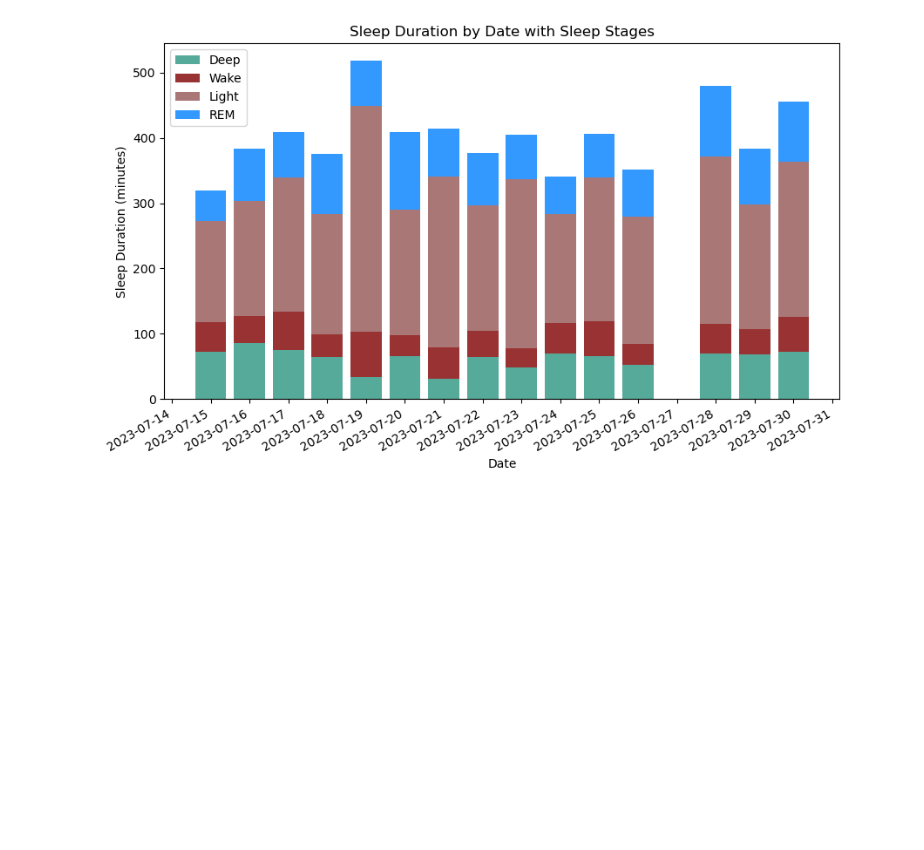
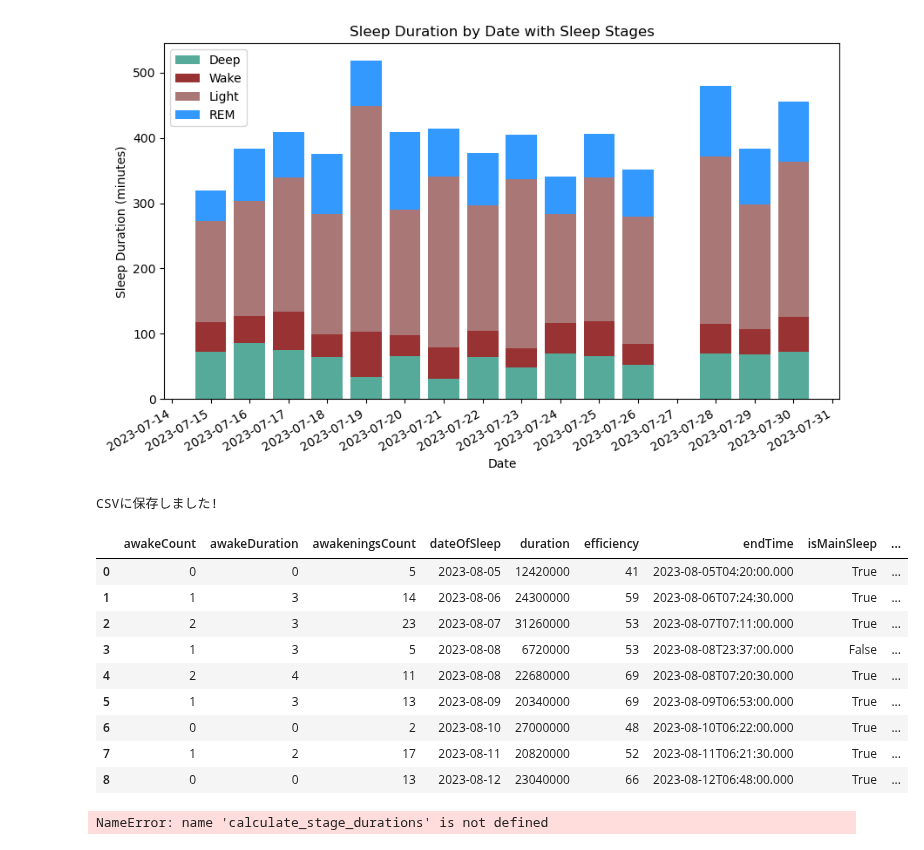
Before and after one commit to tsu-nera/dailybuild, a Jupyter notebook: notes/test.ipynb, the cells around one changed output. Cells and saved outputs as stored; diff of their text form; code cells hidden in the pictures; blank space fills up the shorter version.

```diff
--- a/notes/test.ipynb
+++ b/notes/test.ipynb
@@ -139,3 +197,73 @@ plt.legend(loc='upper left')
 plt.show()
 # %% [output]
 [figure]
+# %%
+# 今日の日付を取得
+end_date = dt.datetime.now().date()
+# 1週間前の日付を計算
+start_date = end_date - dt.timedelta(days=7)
+
+# 睡眠データを保存するための空のリスト
+all_sleep_data = []
+
+# 期間中の日付ごとにループ
+current_date = start_date
+while current_date <= end_date:
+    # 睡眠データを取得
+    sleep_data = client.get_sleep(current_date)
+    all_sleep_data.append(sleep_data)
+    # 次の日付に移動
+    current_date += dt.timedelta(days=1)
+
+# データをpandas DataFrameに変換
+df = pd.json_normalize(all_sleep_data, 'sleep')
+
+# CSVに保存
+df.to_csv('all_sleep_data.csv', index=False)
+
+print("CSVに保存しました!")
+# %% [output]
+CSVに保存しました!
+# %%
+all_sleep_data = pd.read_csv('all_sleep_data.csv')
+# %%
+all_sleep_data
+# %% [output]
+|  | awakeCount | awakeDuration | awakeningsCount | dateOfSleep | duration | efficiency | endTime | isMainSleep | ... |
+| 0 | 0 | 0 | 5 | 2023-08-05 | 12420000 | 41 | 2023-08-05T04:20:00.000 | True | ... |
+| 1 | 1 | 3 | 14 | 2023-08-06 | 24300000 | 59 | 2023-08-06T07:24:30.000 | True | ... |
+| 2 | 2 | 3 | 23 | 2023-08-07 | 31260000 | 53 | 2023-08-07T07:11:00.000 | True | ... |
+| 3 | 1 | 3 | 5 | 2023-08-08 | 6720000 | 53 | 2023-08-08T23:37:00.000 | False | ... |
+| 4 | 2 | 4 | 11 | 2023-08-08 | 22680000 | 69 | 2023-08-08T07:20:30.000 | True | ... |
+| 5 | 1 | 3 | 13 | 2023-08-09 | 20340000 | 69 | 2023-08-09T06:53:00.000 | True | ... |
+| 6 | 0 | 0 | 2 | 2023-08-10 | 27000000 | 48 | 2023-08-10T06:22:00.000 | True | ... |
+| 7 | 1 | 2 | 17 | 2023-08-11 | 20820000 | 52 | 2023-08-11T06:21:30.000 | True | ... |
+| 8 | 0 | 0 | 13 | 2023-08-12 | 23040000 | 66 | 2023-08-12T06:48:00.000 | True | ... |
+# %%
+# 日付ごとに各ステージの合計時間を再計算
+datewise_stages_list = []
+
+for _, group in all_sleep_data.groupby('dateOfSleep'):
+    daily_stages_list = group['minuteData'].apply(calculate_stage_durations).tolist()
+
+    # 合計処理
+    daily_stages = {'Light Sleep': 0, 'Deep Sleep': 0, 'REM Sleep': 0, 'Awake': 0}
+    for stage in daily_stages_list:
+        for key in daily_stages:
+            daily_stages[key] += stage[key]
+
+    datewise_stages_list.append(daily_stages)
+
+# データを整形
+stages_df = pd.DataFrame(datewise_stages_list, index=all_sleep_data['dateOfSleep'].unique())
+
+# 棒グラフを描画
+ax = stages_df.plot(kind='bar', stacked=True, figsize=(14, 7), color=['blue', 'green', 'red', 'gray'])
+plt.title('Sleep Stages Duration by Date')
+plt.xlabel('Date')
+plt.ylabel('Minutes')
+plt.tight_layout()
+plt.legend(title="Sleep Stage")
+plt.show()
+# %% [output]
+NameError: name 'calculate_stage_durations' is not defined
```
Also changed, not shown: parts of 12 cells of this notebook, 5 other files.
